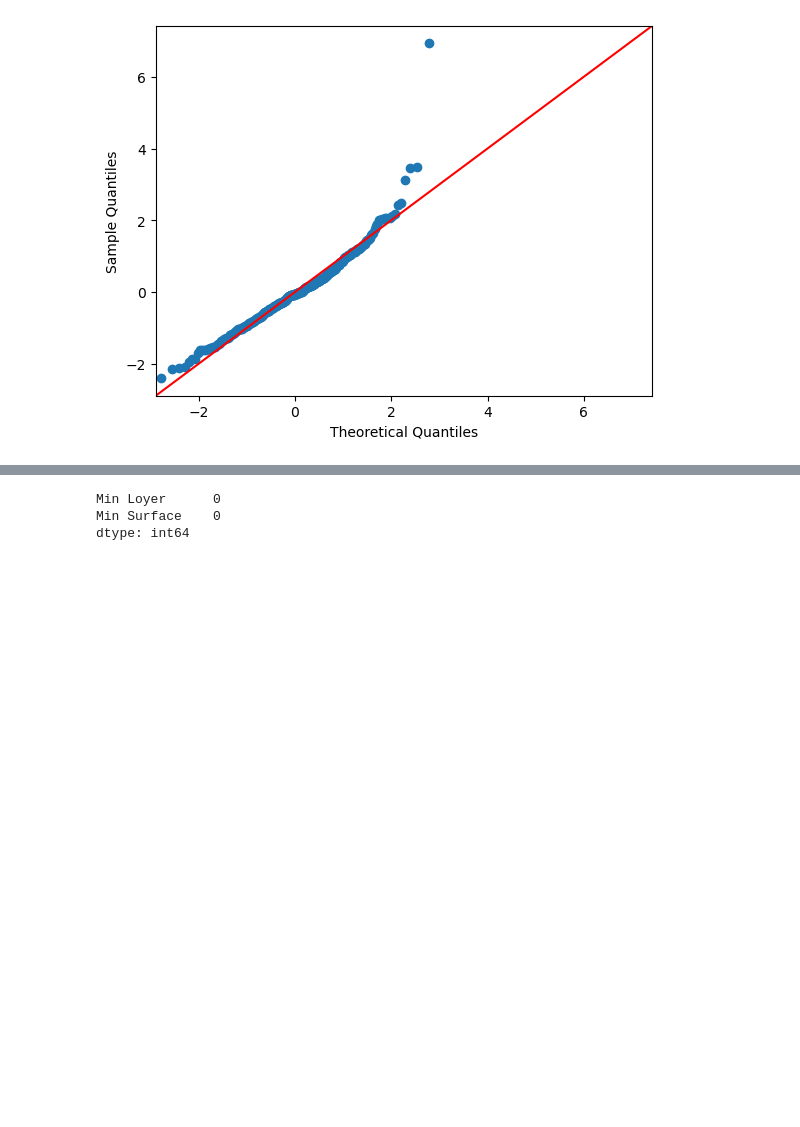
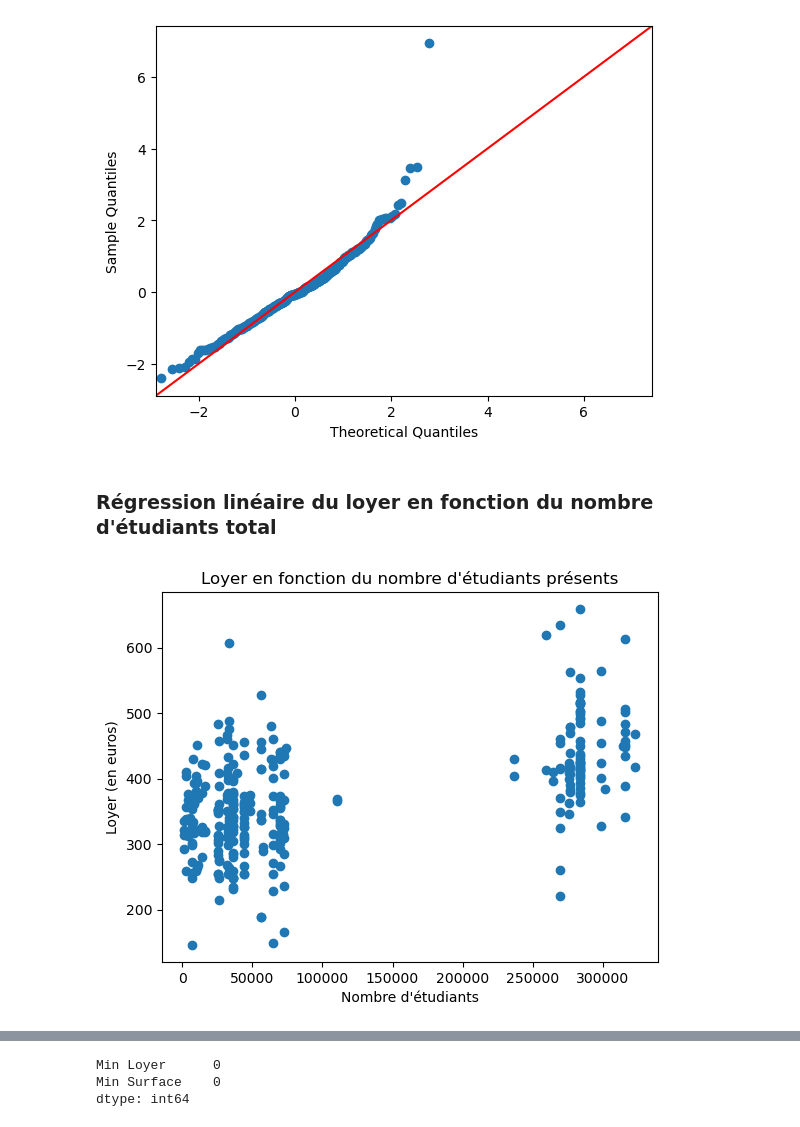
Before and after one commit to Simgnt/La-loi-du-Crous, a Jupyter notebook: Regressions.ipynb, the cells around one changed output, grey strips where cells are left out. Cells and saved outputs as stored; diff of their text form; code cells hidden in the pictures; blank space fills up the shorter version.

```diff
--- a/Regressions.ipynb
+++ b/Regressions.ipynb
@@ -557,3 +554,5 @@ fig = sm.qqplot(res, fit=True, line="45")
 plt.show()
 # %% [output]
 [figure]
+# %% [markdown]
+### Régression linéaire du loyer en fonction du nombre d'étudiants total
@@ -559,0 +563,8 @@ plt.show()
+# %%
+plt.scatter(df_students['Nbstudents_total'], df_students['Mean Loyer']) #on regarde la répartition des loyers en fonction de la surface.
+plt.title("Loyer en fonction du nombre d'étudiants présents")
+plt.xlabel("Nombre d'étudiants")
+plt.ylabel('Loyer (en euros)')
+plt.show()
+# %% [output]
+[figure, added]
```
Also changed, not shown: parts of 34 cells of this notebook, 1 other file.
